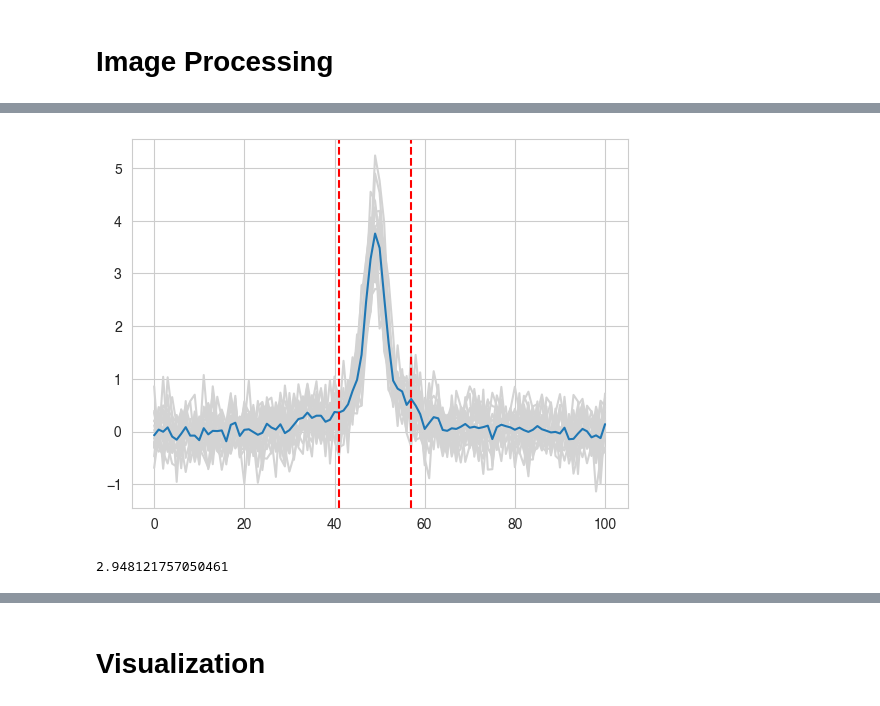
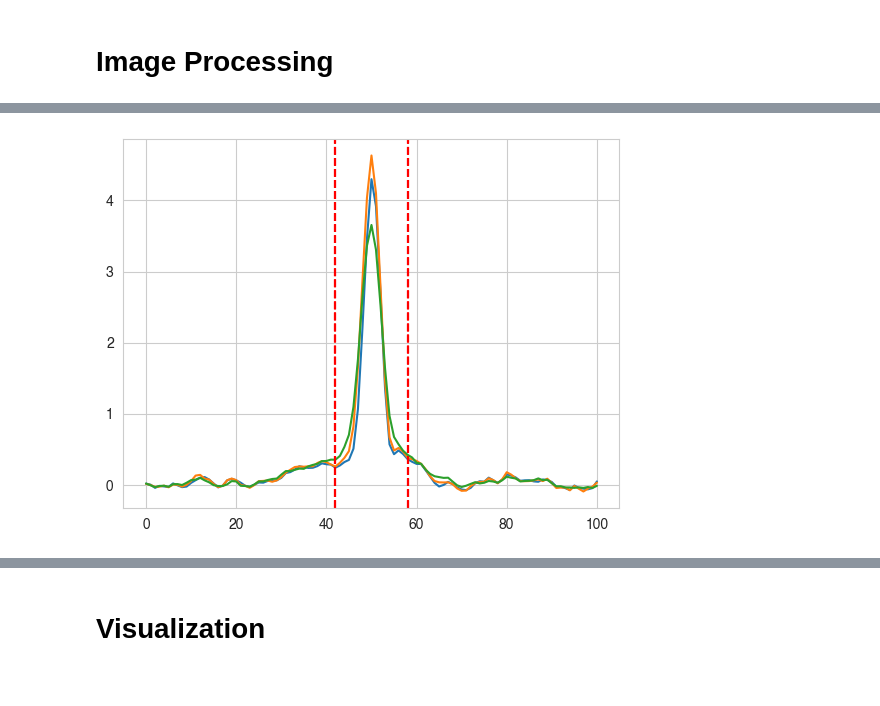
Before and after one commit to ArtMk/lithium, a Jupyter notebook: T4.ipynb, the cells around one changed output, grey strips where cells are left out. Saved outputs shown, nothing was run; the diff lists cells and outputs as text; code cells hidden in the pictures.

```diff
--- a/T4.ipynb
+++ b/T4.ipynb
@@ -95,7 +99,7 @@ center = (173, 155)
 h = 50
 w = 3
 
-rcParams['font.family'] = 'Helvetica'
+# rcParams['font.family'] = 'Helvetica'
 
 single_prc = la.density_builder([images_raw[0]], variables, center, h, w, info_sorted["Csat"], info_sorted["Img_Illumination_Time"], progress_disable = True)
 
@@ -134,7 +138,7 @@ bol = []
 for val in var_vals[1]:
     # for val2 in var_vals[2]:
 
-    mask = (np.isclose(images_prc["FB_10"], val)) #  &
+    mask = (np.isclose(images_prc["FB_Img"], val)) #  &
             # np.isclose(images_prc["Acc_heat_freq"], val2))
 
     for i, im in images_prc[mask].iterrows():
@@ -243,41 +240,14 @@ Wall time: 65.8 ms
 # %%
-field = 0
-
-val = 780
-val2 = 14
-
-T4_list = []
-
-mask = (np.isclose(images_prc["FB_10"], val)) # &
-        # np.isclose(images_prc["Vcrit_Freq_Diff_kHz"], val2))
-
-for i, im in images_prc[mask].iterrows():
+for i, im in images_grp.iterrows():
 
     T4 = np.mean(im["density"], axis = 1).compressed()
     pos = np.arange(0, len(T4))
-    plt.plot(pos, T4, color = "lightgrey")
 
-    T4_list.append(T4)
+    plt.plot(pos, T4)
 
-T4_fit = np.mean(T4_list, axis = 0)
-pos = np.arange(0, len(T4_fit))
-# maskkk = (pos >= 41) & (pos < 58)
-plt.plot(pos, T4_fit)
-
-# T4_run = la.running_average(T4_fit, 7)
-# plt.plot(pos, T4_run)
-
-mask_fit = (np.isclose(images_fit["FB_10"], val)) # &
-          # np.isclose(images_fit["Vcrit_Freq_Diff_kHz"], val2))
-
-# plt.plot(np.linspace(0, len(T4), 1000), la.gauss_parab(np.linspace(0, len(T4), 1000), *images_fit[mask_fit]["T4_params"].values[0]))
-
-plt.axvline(41, c = "r", ls = "--")
-plt.axvline(57, c = "r", ls = "--")
+    plt.axvline(42, color = "red", ls = "--")
+    plt.axvline(58, color = "red", ls = "--")
 
 plt.show()
-
-print(images_fit["T4_peak"][field])
 # %% [output]
-[figure, old version]
+[figure, new version]
-2.948121757050461
```
Also changed, not shown: parts of 15 cells of this notebook, 1 other file.
